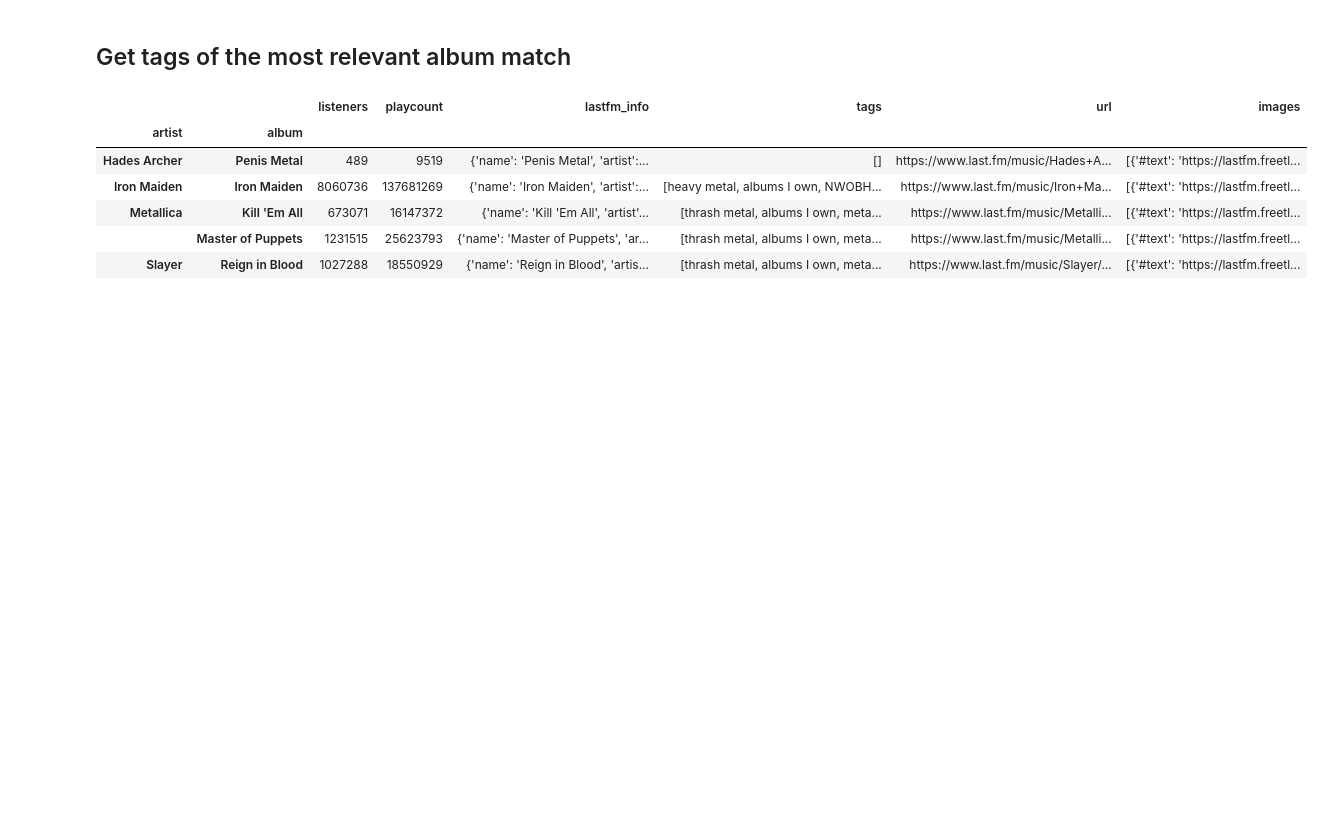
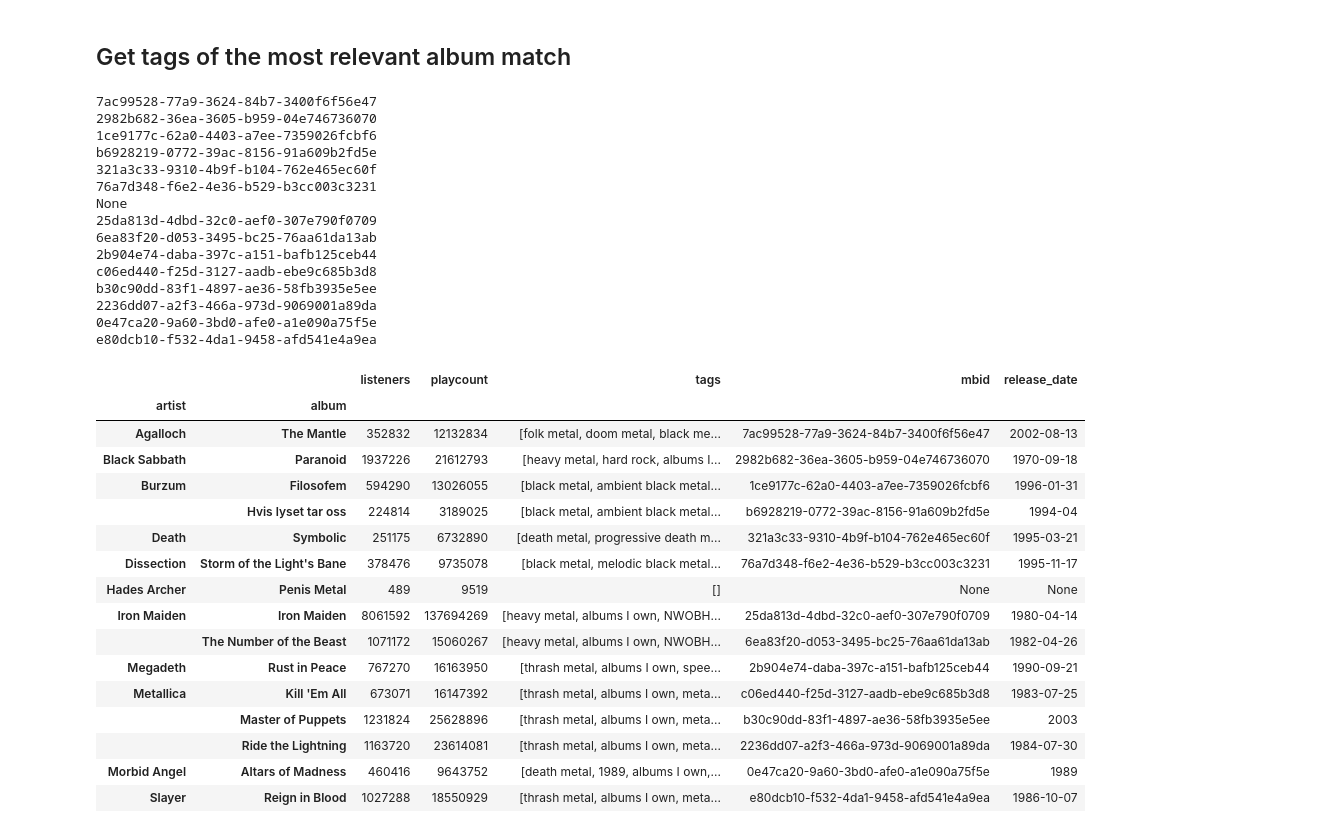
Before and after one commit to ostromann/heavy_metal_history, a Jupyter notebook: data_preprocessing.ipynb, the cells around one changed output. Cells and saved outputs as stored; diff of their text form; code cells hidden in the pictures; blank space fills up the shorter version.

Commit message:
feat: Added musicbrainz lookup for release date.
The musicbrainz id of an album is used to search for the first release date of it's release-group on musicbrainz.

```diff
--- a/data_preprocessing.ipynb
+++ b/data_preprocessing.ipynb
@@ -74,7 +77,7 @@ df_csv
 lastfm = dqf.LastFM()
 results_df = pd.DataFrame()
 
-LIMIT=5
+LIMIT=100
 
 df_head = df_csv.head(LIMIT)
 
@@ -191,22 +225,65 @@ def get_img(x):
 # TODO: Release date not present. Should use another API for that?
 # def get_releasedate(x):
 #     return x['releasedate']
+
+def get_mbid(x):
+    try:
+        return x['mbid']
+    except KeyError:
+        return None
+
+import requests
+import pandas as pd
+import xmltodict
+
+def get_release_date(x):
+    print(x)
+    if x is not None:
+        response = requests.get('http://musicbrainz.org/ws/2/release/' + str(x) + '?inc=release-groups&fmt=xml')
+        response_dict = xmltodict.parse(response.text)
+        return response_dict['metadata']['release']['release-group']['first-release-date']
+    else:
+        return None
 # %%
-# cumulative_df['artist'] = cumulative_df.apply(lambda row: row.name[0], axis=1)
-# cumulative_df['album'] = cumulative_df.apply(lambda row: row.name[1], axis=1)
 cumulative_df['lastfm_info'] = cumulative_df.apply(lambda row: get_info(row), axis=1)
 cumulative_df['tags'] = cumulative_df.apply(lambda row: get_tags(row['lastfm_info']), axis=1)
 cumulative_df['url'] = cumulative_df.apply(lambda row: get_url(row['lastfm_info']), axis=1)
 cumulative_df['images'] = cumulative_df.apply(lambda row: get_img(row['lastfm_info']), axis=1)
-# cumulative_df['release'] = cumulative_df.apply(lambda row: get_releasedate(row['lastfm_info']), axis=1)
-cumulative_df
+cumulative_df['mbid'] = cumulative_df.apply(lambda row: get_mbid(row['lastfm_info']), axis=1)
+cumulative_df['release_date'] = cumulative_df.apply(lambda row: get_release_date(row['mbid']), axis=1)
+cumulative_df.drop(['lastfm_info', 'url', 'images'], axis=1)
 # %% [output]
+7ac99528-77a9-3624-84b7-3400f6f56e47
+2982b682-36ea-3605-b959-04e746736070
+1ce9177c-62a0-4403-a7ee-7359026fcbf6
+b6928219-0772-39ac-8156-91a609b2fd5e
+321a3c33-9310-4b9f-b104-762e465ec60f
+76a7d348-f6e2-4e36-b529-b3cc003c3231
+None
+25da813d-4dbd-32c0-aef0-307e790f0709
+6ea83f20-d053-3495-bc25-76aa61da13ab
+2b904e74-daba-397c-a151-bafb125ceb44
+c06ed440-f25d-3127-aadb-ebe9c685b3d8
+b30c90dd-83f1-4897-ae36-58fb3935e5ee
+2236dd07-a2f3-466a-973d-9069001a89da
+0e47ca20-9a60-3bd0-afe0-a1e090a75f5e
+e80dcb10-f532-4da1-9458-afd541e4a9ea
-|  |  | listeners | playcount | lastfm_info | tags | url | images |
-| artist | album |  |  |  |  |  |  |
-| Hades Archer | Penis Metal | 489 | 9519 | {'name': 'Penis Metal', 'artist':... | [] | https://www.last.fm/music/Hades+A... | [{'#text': 'https://lastfm.freetl... |
-| Iron Maiden | Iron Maiden | 8060736 | 137681269 | {'name': 'Iron Maiden', 'artist':... | [heavy metal, albums I own, NWOBH... | https://www.last.fm/music/Iron+Ma... | [{'#text': 'https://lastfm.freetl... |
-| Metallica | Kill 'Em All | 673071 | 16147372 | {'name': 'Kill 'Em All', 'artist'... | [thrash metal, albums I own, meta... | https://www.last.fm/music/Metalli... | [{'#text': 'https://lastfm.freetl... |
-|  | Master of Puppets | 1231515 | 25623793 | {'name': 'Master of Puppets', 'ar... | [thrash metal, albums I own, meta... | https://www.last.fm/music/Metalli... | [{'#text': 'https://lastfm.freetl... |
-| Slayer | Reign in Blood | 1027288 | 18550929 | {'name': 'Reign in Blood', 'artis... | [thrash metal, albums I own, meta... | https://www.last.fm/music/Slayer/... | [{'#text': 'https://lastfm.freetl... |
+|  |  | listeners | playcount | tags | mbid | release_date |
+| artist | album |  |  |  |  |  |
+| Agalloch | The Mantle | 352832 | 12132834 | [folk metal, doom metal, black me... | 7ac99528-77a9-3624-84b7-3400f6f56e47 | 2002-08-13 |
+| Black Sabbath | Paranoid | 1937226 | 21612793 | [heavy metal, hard rock, albums I... | 2982b682-36ea-3605-b959-04e746736070 | 1970-09-18 |
+| Burzum | Filosofem | 594290 | 13026055 | [black metal, ambient black metal... | 1ce9177c-62a0-4403-a7ee-7359026fcbf6 | 1996-01-31 |
+|  | Hvis lyset tar oss | 224814 | 3189025 | [black metal, ambient black metal... | b6928219-0772-39ac-8156-91a609b2fd5e | 1994-04 |
+| Death | Symbolic | 251175 | 6732890 | [death metal, progressive death m... | 321a3c33-9310-4b9f-b104-762e465ec60f | 1995-03-21 |
+| Dissection | Storm of the Light's Bane | 378476 | 9735078 | [black metal, melodic black metal... | 76a7d348-f6e2-4e36-b529-b3cc003c3231 | 1995-11-17 |
+| Hades Archer | Penis Metal | 489 | 9519 | [] | None | None |
+| Iron Maiden | Iron Maiden | 8061592 | 137694269 | [heavy metal, albums I own, NWOBH... | 25da813d-4dbd-32c0-aef0-307e790f0709 | 1980-04-14 |
+|  | The Number of the Beast | 1071172 | 15060267 | [heavy metal, albums I own, NWOBH... | 6ea83f20-d053-3495-bc25-76aa61da13ab | 1982-04-26 |
+| Megadeth | Rust in Peace | 767270 | 16163950 | [thrash metal, albums I own, spee... | 2b904e74-daba-397c-a151-bafb125ceb44 | 1990-09-21 |
+| Metallica | Kill 'Em All | 673071 | 16147392 | [thrash metal, albums I own, meta... | c06ed440-f25d-3127-aadb-ebe9c685b3d8 | 1983-07-25 |
+|  | Master of Puppets | 1231824 | 25628896 | [thrash metal, albums I own, meta... | b30c90dd-83f1-4897-ae36-58fb3935e5ee | 2003 |
+|  | Ride the Lightning | 1163720 | 23614081 | [thrash metal, albums I own, meta... | 2236dd07-a2f3-466a-973d-9069001a89da | 1984-07-30 |
+| Morbid Angel | Altars of Madness | 460416 | 9643752 | [death metal, 1989, albums I own,... | 0e47ca20-9a60-3bd0-afe0-a1e090a75f5e | 1989 |
+| Slayer | Reign in Blood | 1027288 | 18550929 | [thrash metal, albums I own, meta... | e80dcb10-f532-4da1-9458-afd541e4a9ea | 1986-10-07 |
 # %%
 cumulative_df.drop('lastfm_info', axis=1).sort_values(by='listeners', ascending=False).to_csv('./data/proc_MA_10k_albums.csv')
```
Also changed, not shown: parts of 5 cells of this notebook.
